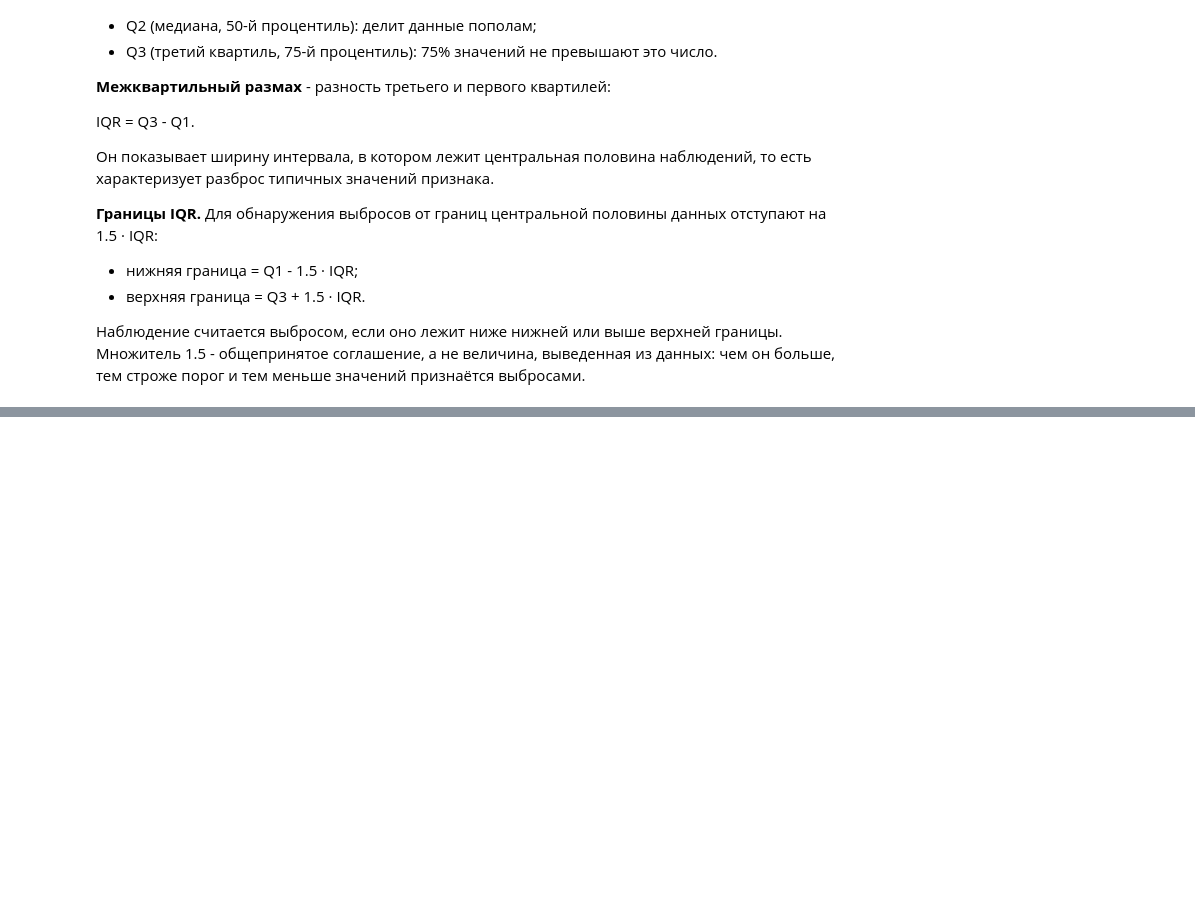
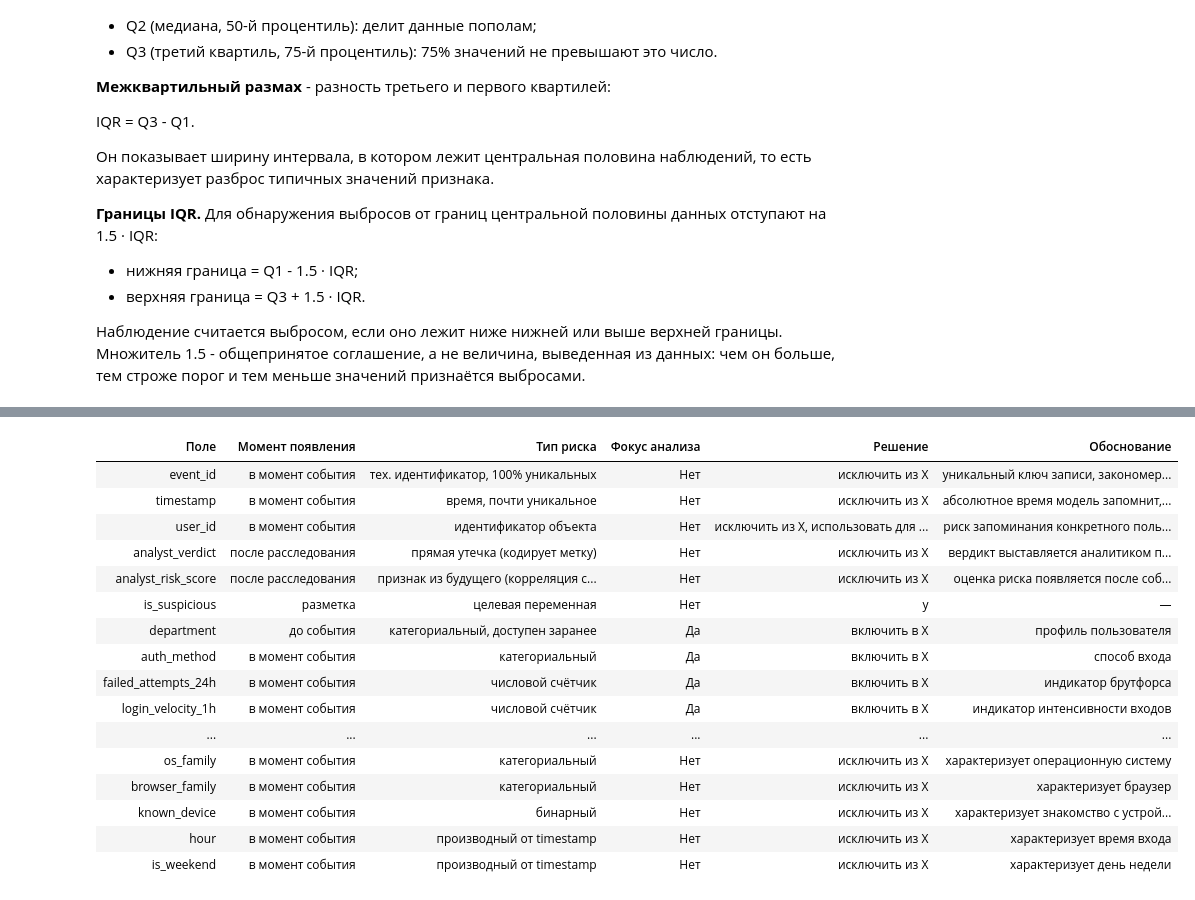
Before and after one commit to mamam111a/7-semester_AI_laboratory-1, a Jupyter notebook: lab01.ipynb, the cells around one changed output, grey strips where cells are left out. Drawn from its saved outputs; the diff is of its cells as text; code cells hidden in the pictures; blank space fills up the shorter version.

```diff
--- a/lab01.ipynb
+++ b/lab01.ipynb
@@ -1127,0 +1262,63 @@ plt.close(fig)
+# %%
+# ОТКРЫТЬ КОД
+# ==========================================
+print("\n=== РЕЕСТР ПОЛЕЙ ===")
+
+registry_data = [
+    # Идентификаторы и служебные поля
+    ("event_id", "в момент события", "тех. идентификатор, 100% уникальных", "Нет", "исключить из X", "уникальный ключ записи, закономерностей не описывает"),
+    ("timestamp", "в момент события", "время, почти уникальное", "Нет", "исключить из X", "абсолютное время модель запомнит, а не обобщит"),
+    ("user_id", "в момент события", "идентификатор объекта", "Нет", "исключить из X, использовать для GroupSplit", "риск запоминания конкретного пользователя"),
+
+    # Утечка из будущего
+    ("analyst_verdict", "после расследования", "прямая утечка (кодирует метку)", "Нет", "исключить из X", "вердикт выставляется аналитиком после события"),
+    ("analyst_risk_score", "после расследования", "признак из будущего (корреляция с y высокая)", "Нет", "исключить из X", "оценка риска появляется после события"),
+
+    # Целевая переменная
+    ("is_suspicious", "разметка", "целевая переменная", "Нет", "y", "—"),
+
+    # Фокус варианта 2
+    ("department", "до события", "категориальный, доступен заранее", "Да", "включить в X", "профиль пользователя"),
+    ("auth_method", "в момент события", "категориальный", "Да", "включить в X", "способ входа"),
+    ("failed_attempts_24h", "в момент события", "числовой счётчик", "Да", "включить в X", "индикатор брутфорса"),
+    ("login_velocity_1h", "в момент события", "числовой счётчик", "Да", "включить в X", "индикатор интенсивности входов"),
+    ("account_age_days", "до события", "числовой", "Да", "включить в X", "возраст аккаунта - часть профиля"),
+    ("password_age_days", "до события", "числовой", "Да", "включить в X", "возраст пароля - часть профиля"),
+
+    # Дополнительные признаки
+    ("source_ip", "в момент события", "идентификатор источника", "Нет", "исключить из X", "может привести к запоминанию конкретного IP"),
+    ("country", "в момент события", "категориальный", "Нет", "исключить из X", "не характеризует выбранный фокус"),
+    ("distance_from_usual_km", "в момент события", "числовой", "Нет", "исключить из X", "относится к геолокации"),
+    ("new_country", "в момент события", "бинарный", "Нет", "исключить из X", "характеризует геолокацию"),
+    ("vpn_used", "в момент события", "бинарный", "Нет", "исключить из X", "характеризует источник подключения"),
+    ("device_type", "в момент события", "категориальный", "Нет", "исключить из X", "характеризует устройство"),
+    ("os_family", "в момент события", "категориальный", "Нет", "исключить из X", "характеризует операционную систему"),
+    ("browser_family", "в момент события", "категориальный", "Нет", "исключить из X", "характеризует браузер"),
+    ("known_device", "в момент события", "бинарный", "Нет", "исключить из X", "характеризует знакомство с устройством"),
+    ("hour", "в момент события", "производный от timestamp", "Нет", "исключить из X", "характеризует время входа"),
+    ("is_weekend", "в момент события", "производный от timestamp", "Нет", "исключить из X", "характеризует день недели"),
+]
+
+registry_df = pd.DataFrame(registry_data, columns=[
+    "Поле",
+    "Момент появления",
+    "Тип риска",
+    "Фокус анализа",
+    "Решение",
+    "Обоснование"
+])
+
+display(
+    registry_df.style.set_properties(**{
+        'text-align': 'center',
+        'vertical-align': 'middle',
+        'white-space': 'normal'
+    }).set_table_styles([
+        {'selector': 'th', 'props': [
+            ('text-align', 'center'),
+            ('vertical-align', 'middle'),
+            ('white-space', 'normal')
+        ]}
+    ]).hide(axis='index')
+)
+# %% [output]
@@ -1127,0 +1326,17 @@ plt.close(fig)
+| Поле | Момент появления | Тип риска | Фокус анализа | Решение | Обоснование |
+| event_id | в момент события | тех. идентификатор, 100% уникальных | Нет | исключить из X | уникальный ключ записи, закономер... |
+| timestamp | в момент события | время, почти уникальное | Нет | исключить из X | абсолютное время модель запомнит,... |
+| user_id | в момент события | идентификатор объекта | Нет | исключить из X, использовать для ... | риск запоминания конкретного поль... |
+| analyst_verdict | после расследования | прямая утечка (кодирует метку) | Нет | исключить из X | вердикт выставляется аналитиком п... |
+| analyst_risk_score | после расследования | признак из будущего (корреляция с... | Нет | исключить из X | оценка риска появляется после соб... |
+| is_suspicious | разметка | целевая переменная | Нет | y | — |
+| department | до события | категориальный, доступен заранее | Да | включить в X | профиль пользователя |
+| auth_method | в момент события | категориальный | Да | включить в X | способ входа |
+| failed_attempts_24h | в момент события | числовой счётчик | Да | включить в X | индикатор брутфорса |
+| login_velocity_1h | в момент события | числовой счётчик | Да | включить в X | индикатор интенсивности входов |
+| ... | ... | ... | ... | ... | ... |
+| os_family | в момент события | категориальный | Нет | исключить из X | характеризует операционную систему |
+| browser_family | в момент события | категориальный | Нет | исключить из X | характеризует браузер |
+| known_device | в момент события | бинарный | Нет | исключить из X | характеризует знакомство с устрой... |
+| hour | в момент события | производный от timestamp | Нет | исключить из X | характеризует время входа |
+| is_weekend | в момент события | производный от timestamp | Нет | исключить из X | характеризует день недели |
```
Also changed, not shown: parts of 26 cells of this notebook.
